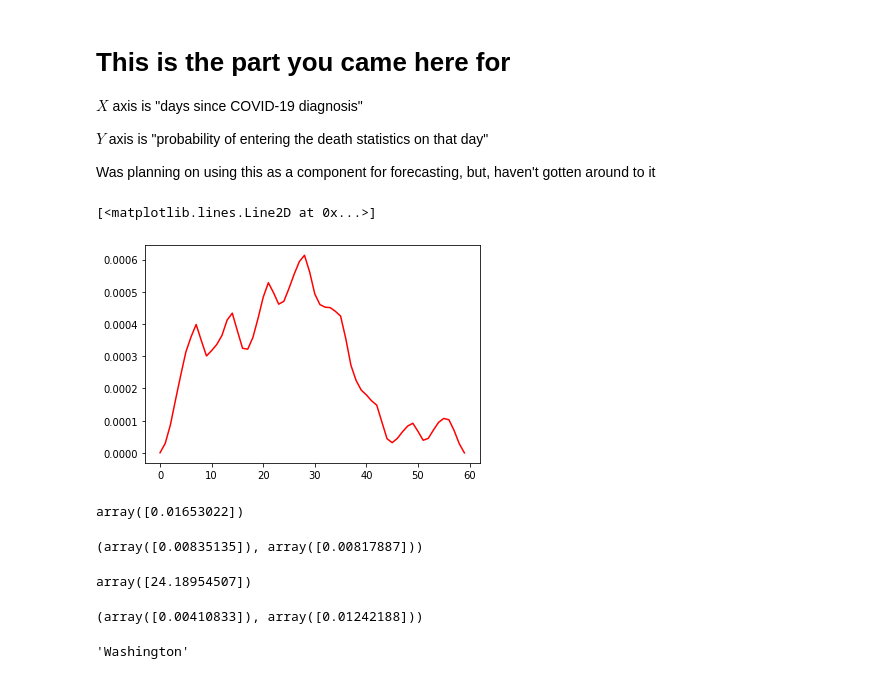
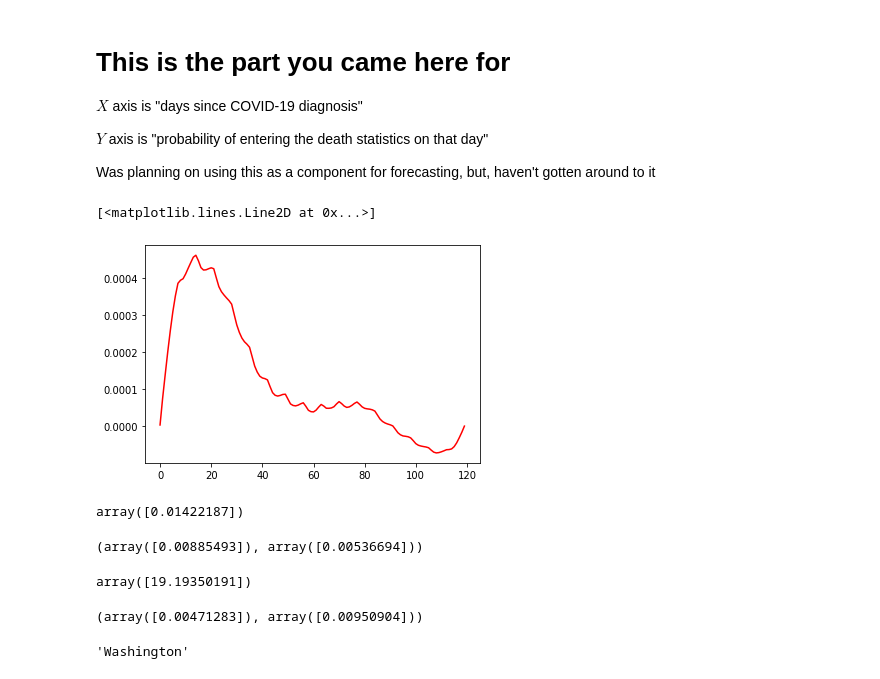
Before and after one commit to mds2/covid-jupyter-mds2, a Jupyter notebook: death convolutions.ipynb, the cells around one changed output. Drawn from its saved outputs; the diff is of its cells as text; code cells hidden in the pictures.

```diff
--- a/death convolutions.ipynb
+++ b/death convolutions.ipynb
@@ -135,7 +135,7 @@ np.hstack([np.eye(3), np.eye(3)]), np.hstack([np.zeros((1,1)), np.zeros((1,1))])
         [0., 0., 1., 0., 0., 1.]]),
  array([[0., 0.]]))
 # %%
-def giant_matrix_system(window=60, smooth_weight=500, end_smooth=25000, state=None):
+def giant_matrix_system(window=120, smooth_weight=500, end_smooth=25000, state=None):
     v_accum = None
     m_accum = None
     for county in counties.keys():
@@ -184,28 +184,28 @@ $Y$ axis is "probability of entering the death statistics on that day"
 
 Was planning on using this as a component for forecasting, but, haven't gotten around to it
 # %%
-(v, m) = giant_matrix_system(smooth_weight=2500, end_smooth=50000)
+(v, m) = giant_matrix_system(smooth_weight=7500, end_smooth=50000)
 c = np.dot(np.linalg.pinv(m), v)
 plt.plot([i for i in range(len(c))], c, 'r-')
 # %% [output]
 [<matplotlib.lines.Line2D at 0x...>]
-[figure, old version]
+[figure, new version]
 # %%
 sum(c)
 # %% [output]
-array([0.01653022])
+array([0.01422187])
 # %%
 sum(c[:25]), sum(c[25:])
 # %% [output]
-(array([0.00835135]), array([0.00817887]))
+(array([0.00885493]), array([0.00536694]))
 # %%
 sum([i * c[i] for i in range(len(c))]) / sum(c)
 # %% [output]
-array([24.18954507])
+array([19.19350191])
 # %%
 sum(c[:15]), sum(c[15:])
 # %% [output]
-(array([0.00410833]), array([0.01242188]))
+(array([0.00471283]), array([0.00950904]))
 # %%
 [k for k in counties.keys()][0].split(" - ")[0]
 # %% [output]
```
Also changed, not shown: parts of 27 cells of this notebook, 1 other file.
